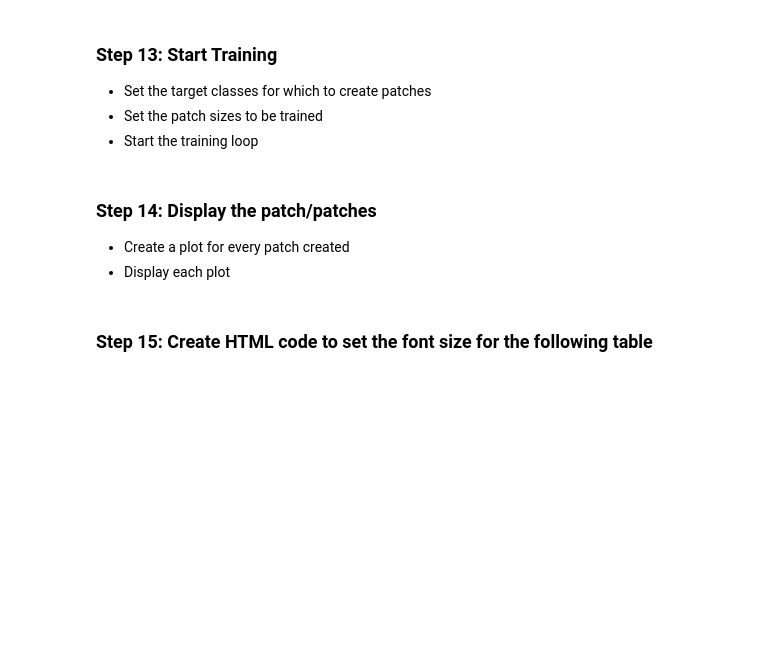
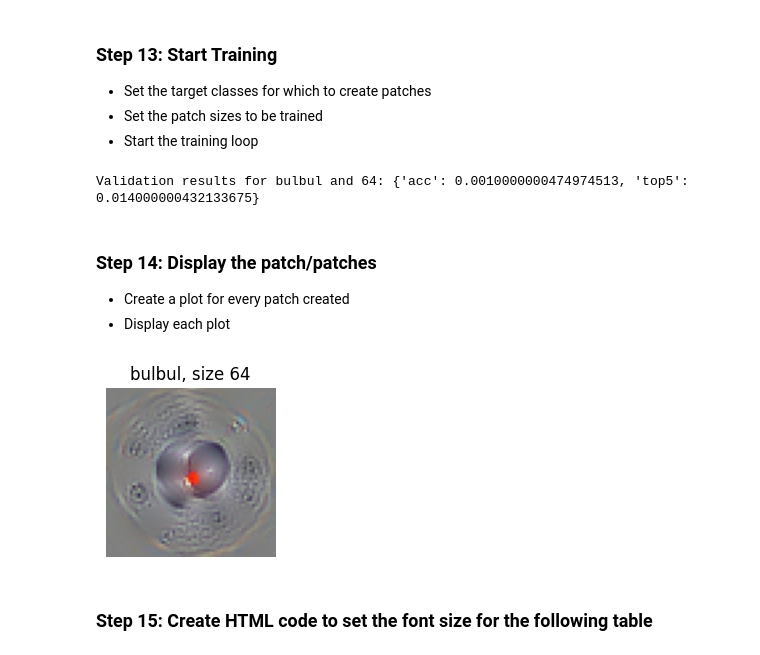
Before and after one commit to notthattal/AdversarialAI_Patch, a Jupyter notebook: adversarial_patch.ipynb, the cells around one changed output. Drawn from its saved outputs; the diff is of its cells as text; code cells hidden in the pictures; blank space fills up the shorter version.

```diff
--- a/adversarial_patch.ipynb
+++ b/adversarial_patch.ipynb
@@ -150,7 +186,7 @@ plain_transforms = transforms.Compose([
 ])
 
 # Load dataset and create data loader
-imagenet_path = os.path.join(DATASET_PATH, "TinyImageNet/")
+imagenet_path = os.path.join(userdata.get('DATASET_PATH'), "TinyImageNet/")
 assert os.path.isdir(imagenet_path), f"Could not find the ImageNet dataset at expected path \"{imagenet_path}\". " + \
                                      f"Please make sure to have downloaded the ImageNet dataset here, or change the {DATASET_PATH=} variable."
 dataset = torchvision.datasets.ImageFolder(root=imagenet_path, transform=plain_transforms)
@@ -272,7 +308,7 @@ def get_patches(class_names, patch_sizes, num_epochs=5):
         result_dict[name] = dict()
         for patch_size in patch_sizes:
             c = label_names.index(name)
-            file_name = os.path.join(CHECKPOINT_PATH, f"{name}_{patch_size}_patch.pt")
+            file_name = os.path.join(userdata.get('CHECKPOINT_PATH'), f"{name}_{patch_size}_patch.pt")
 
             # Delete patch if pretrained file exists
             if os.path.isfile(file_name):
@@ -302,7 +338,9 @@ def get_patches(class_names, patch_sizes, num_epochs=5):
 class_names = ["bulbul"]
 patch_sizes = [64]
 
-patch_dict = get_patches(class_names, patch_sizes, num_epochs=5)
+patch_dict = get_patches(class_names, patch_sizes, num_epochs=1)
+# %% [output]
+Validation results for bulbul and 64: {'acc': 0.0010000000474974513, 'top5': 0.014000000432133675}
 # %% [markdown]
 ### Step 14: Display the patch/patches
   - Create a plot for every patch created
@@ -310,24 +348,26 @@ patch_dict = get_patches(class_names, patch_sizes, num_epochs=5)
 # %%
 def show_patches(class_name, patch_size):
     fig, ax = plt.subplots(figsize=(2.2, 2.2))
     patch = patch_dict[class_name][patch_size]["patch"]
     patch = (torch.tanh(patch) + 1) / 2 # Parameter to pixel values
     patch = patch.cpu().permute(1, 2, 0).numpy()
     patch = np.clip(patch, a_min=0.0, a_max=1.0)
 
     # Save the patch in the specified directory
-    save_path = os.path.join(IMAGE_PATH, f"patch_{class_name}_{patch_size}.jpg")
+    save_path = os.path.join(userdata.get('IMAGE_PATH'), f"patch_{class_name}_{patch_size}.jpg")
     plt.imsave(save_path, patch)
 
     ax.imshow(patch)
     ax.set_title(f"{class_name}, size {patch_size}")
     ax.axis('off')
     fig.subplots_adjust(hspace=0.3, wspace=0.3)
     plt.show()
 
 for size in patch_sizes:
     for name in class_names:
         show_patches(name, size)
+# %% [output]
+[figure, added]
 # %% [markdown]
 ### Step 15: Create HTML code to set the font size for the following table
 # %%
```
Also changed, not shown: parts of 8 cells of this notebook.
